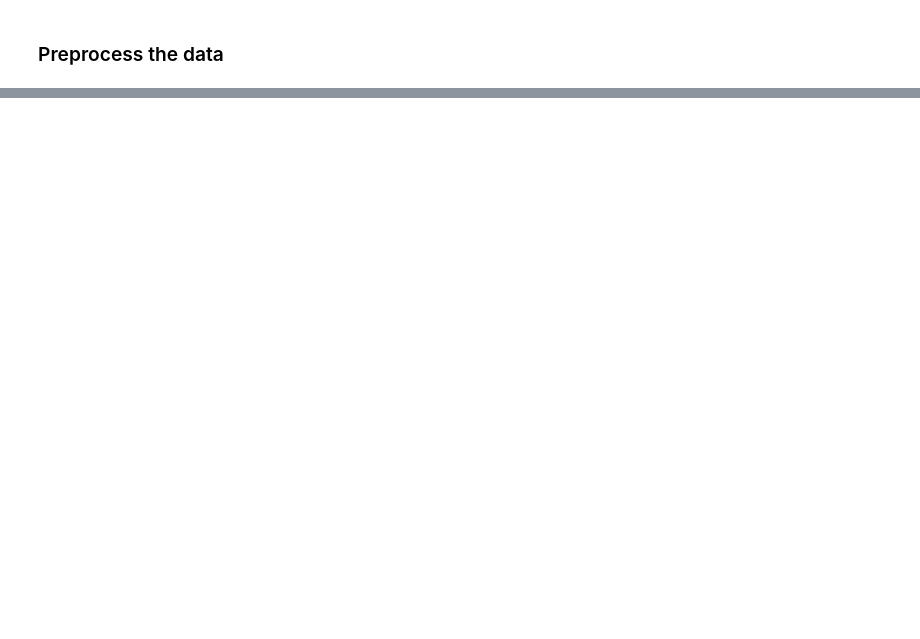
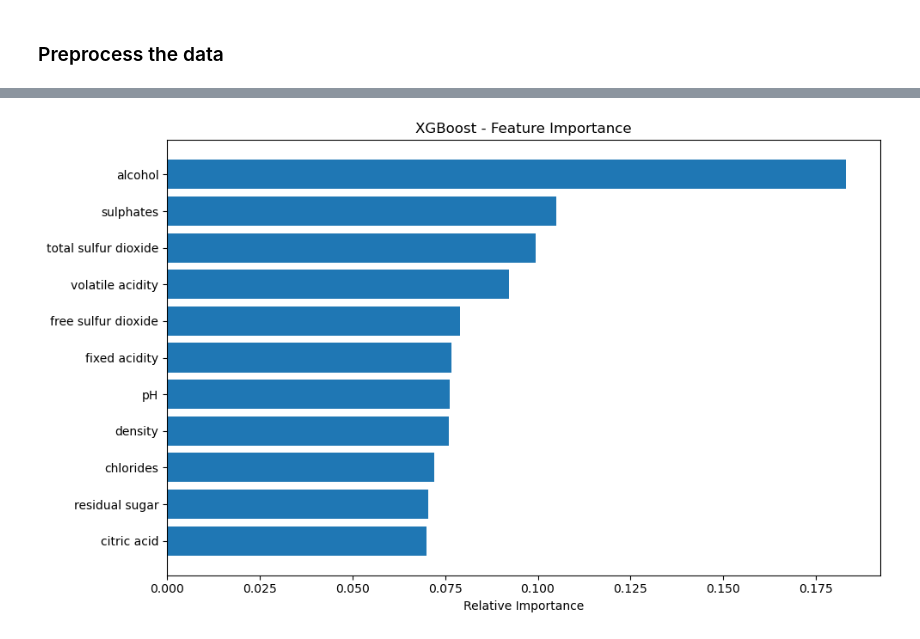
Before and after one commit to PisethChuon/Red-Wine-Quality-Prediction, a Jupyter notebook: notebooks/red_wine_prediction.ipynb, the cells around one changed output, grey strips where cells are left out. Cells and saved outputs as stored; diff of their text form; code cells hidden in the pictures; blank space fills up the shorter version.

```diff
--- a/notebooks/red_wine_prediction.ipynb
+++ b/notebooks/red_wine_prediction.ipynb
@@ -226,7 +196,11 @@ xgb_indices = np.argsort(xgb_importances)
 # %%
-plt.figure(figsize=(10, 6))
-plt.title("XGBoost - Feature Importance")
-plt.barh(range(len(xgb_indices)), xgb_importances[xgb_indices], align="center")
-plt.yticks(range(len(xgb_indices)), [X.columns[i] for i in xgb_indices])
-plt.xlabel("Relative importance")
-plt.show()
+param_grid = {
+    'n_estimators': [50, 100],
+    'max_depth': [3, 5],
+    'learning_rate': [0.05, 0.1],
+    'subsample': [0.8, 1],
+    'colsample_bytree': [0.8, 1],
+    'gamma': [0, 1]
+}
+
+xgb_clf = XGBClassifier(random_state=42, verbosity=0, use_label_encoder=False)
@@ -234,0 +209,12 @@ plt.show()
+# %%
+grid_search = GridSearchCV(
+    estimator=xgb_clf,
+    param_grid=param_grid,
+    scoring='accuracy',
+    cv=3,
+    verbose=1,
+    n_jobs=-1
+)
+
+grid_search.fit(X_train, y_train_encoded)
+best_xgb = grid_search.best_estimator_
@@ -267,0 +272,14 @@ NameError: name 'mean_squared_error' is not defined
+# %%
+# Feature Importance - XGBoost
+xgb_importances = best_xgb.feature_importances_
+xgb_indices = np.argsort(xgb_importances)
+
+plt.figure(figsize=(10, 6))
+plt.title("XGBoost - Feature Importance")
+plt.barh(range(len(xgb_indices)), xgb_importances[xgb_indices], align="center")
+plt.yticks(range(len(xgb_indices)), [X.columns[i] for i in xgb_indices])
+plt.xlabel("Relative Importance")
+plt.tight_layout()
+plt.show()
+# %% [output]
+[figure, added]
```
Also changed, not shown: parts of 26 cells of this notebook, 2 other files.
